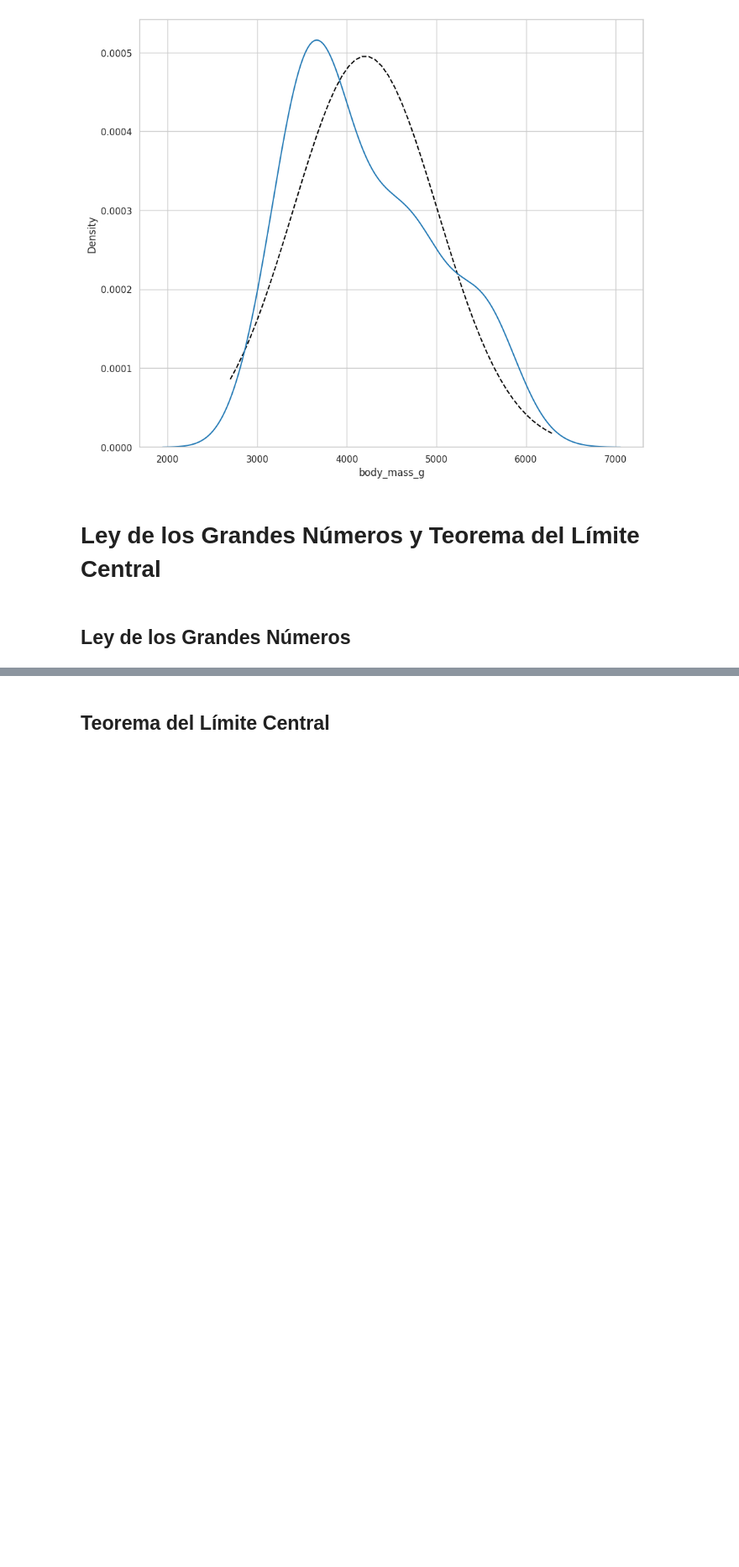
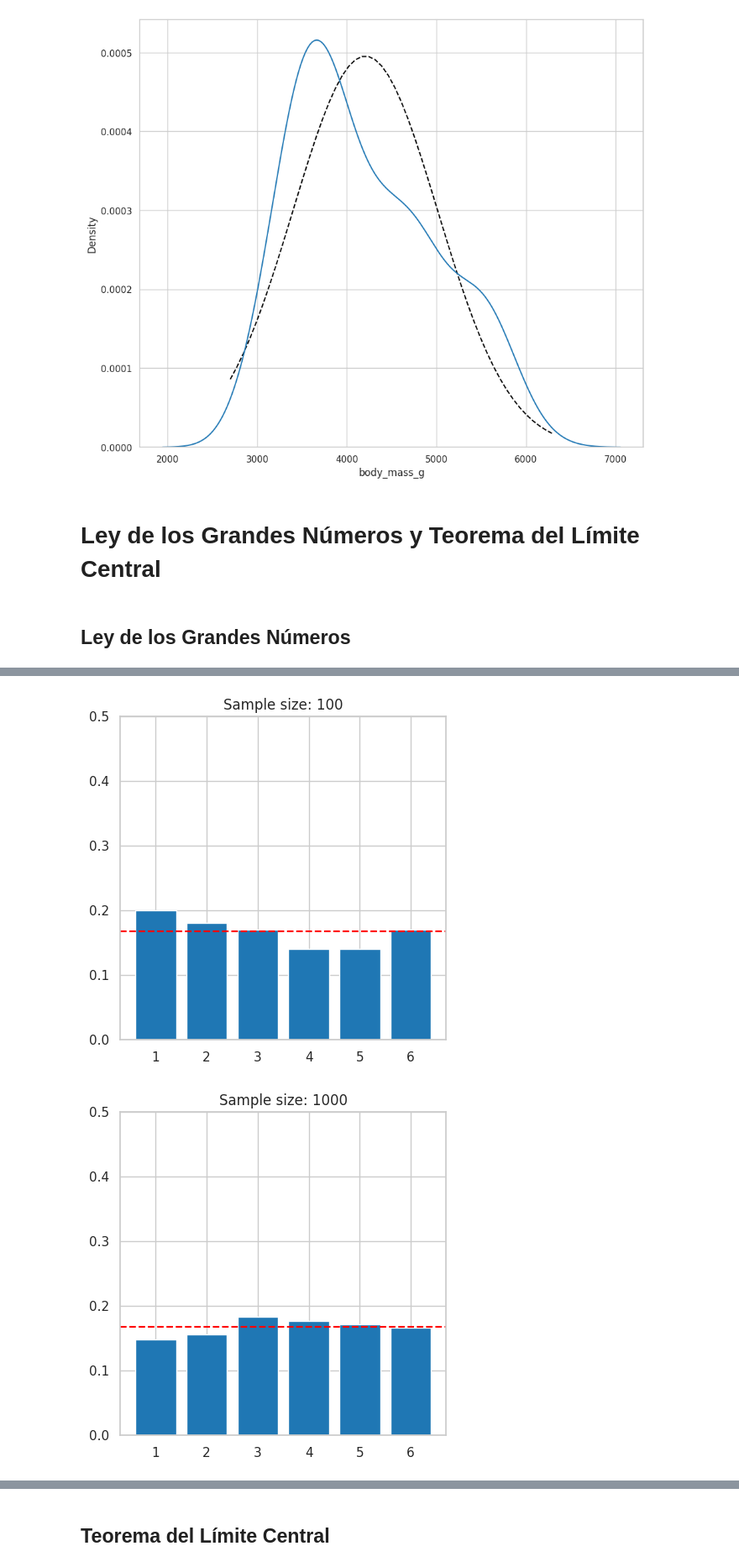
Before and after one commit to jariel17/curso-analisis-exploratorio-de-datos, a Jupyter notebook: 01-conociendo-nuestros-datos.ipynb, the cells around one changed output, grey strips where cells are left out. Shown at 84% size. Drawn from its saved outputs; the diff is of its cells as text; code cells hidden in the pictures; blank space fills up the shorter version.

```diff
--- a/01-conociendo-nuestros-datos.ipynb
+++ b/01-conociendo-nuestros-datos.ipynb
@@ -1058,0 +1070,14 @@ sns.kdeplot(
+# %%
+for sample_size in (1e2, 1e3, 1e4):
+    sample_size = int(sample_size)
+    values = dice.sample(sample_size)
+    sample_pmf = empiricaldist.Pmf.from_seq(values)
+
+    plt.figure(figsize=(5, 5))
+    sample_pmf.bar()
+    plt.axhline(y=1/6, color='red', linestyle='dashed')
+    plt.ylim([0, 0.50])
+    plt.title(f"Sample size: {sample_size}")
+# %% [output]
+[figure, added]
+[figure, added]
```
Also changed, not shown: parts of 14 cells of this notebook.
